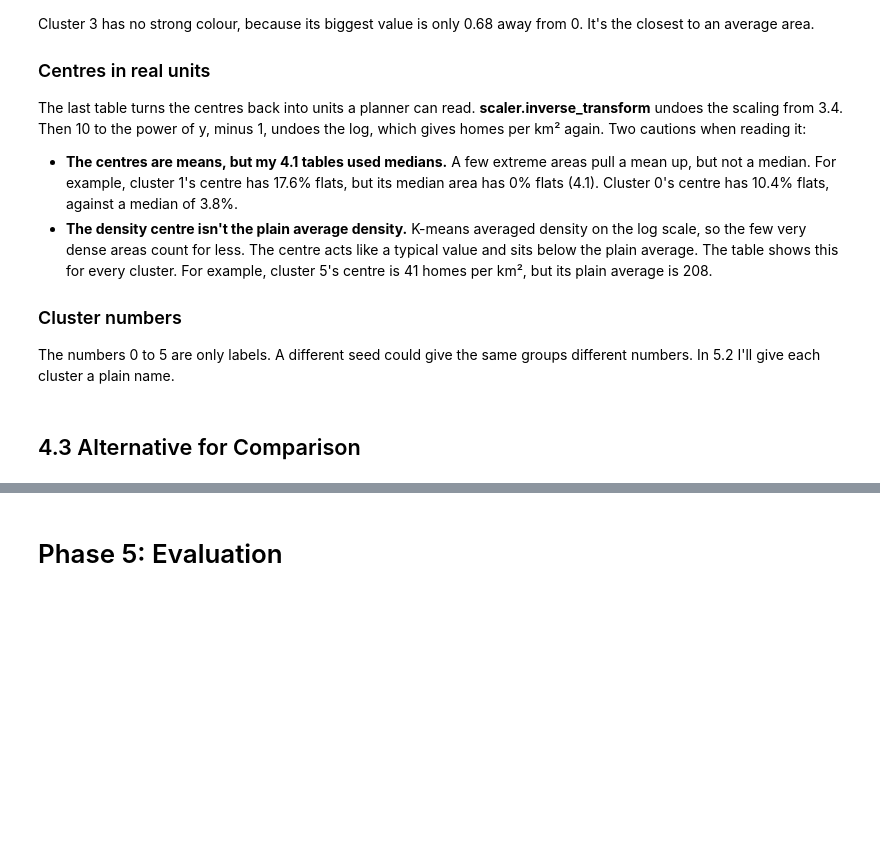
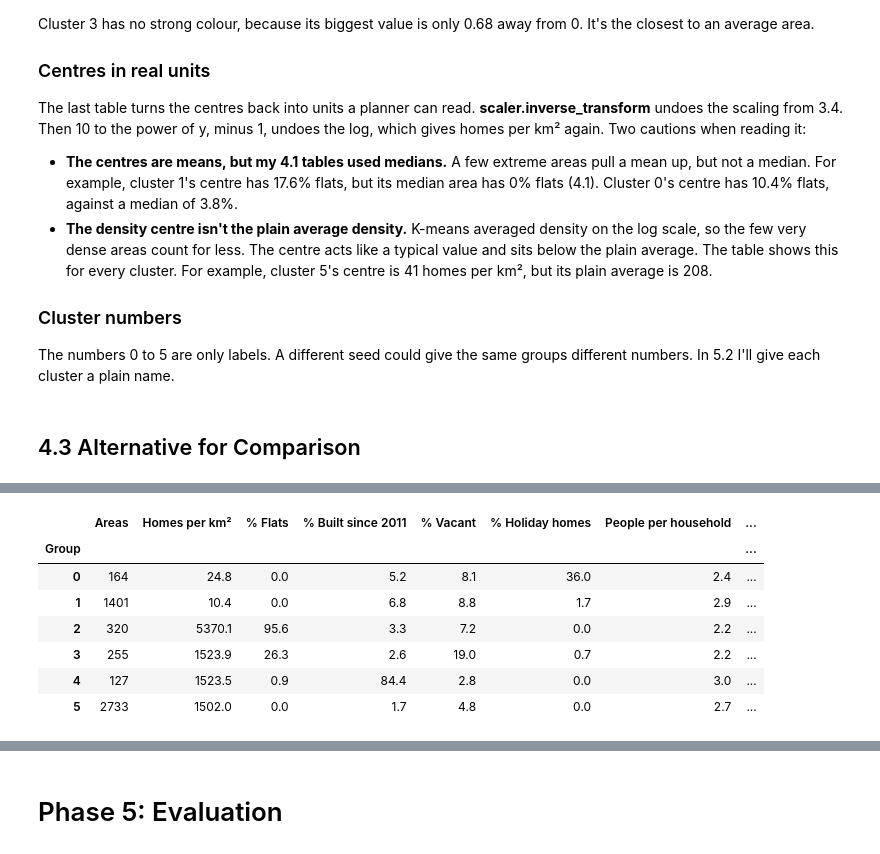
Before and after one commit to SwoopCodes/Data-Analytics_Irish-housing-density, a Jupyter notebook: notebooks/CA2_CRISP_DM_Notebook.ipynb, the cells around one changed output, grey strips where cells are left out. Drawn from its saved outputs; the diff is of its cells as text; code cells hidden in the pictures; blank space fills up the shorter version.

```diff
--- a/notebooks/CA2_CRISP_DM_Notebook.ipynb
+++ b/notebooks/CA2_CRISP_DM_Notebook.ipynb
@@ -1563,0 +1608,16 @@ The numbers 0 to 5 are only labels. A different seed could give the same groups
+# %%
+# Step 3: cut the tree into the same number of groups as k-means (labels 0 to 5)
+hier_labels = fcluster(Z, t=final_k, criterion="maxclust") - 1
+kmeans_labels = features_df.loc[X_sample.index, "Cluster"].values   # k-means groups, same rows
+
+# Compare the two methods on the SAME 5,000 areas
+comparison = pd.DataFrame({
+    "Silhouette": [silhouette_score(X_sample, kmeans_labels),
+                   silhouette_score(X_sample, hier_labels)],
+    "Smallest group (areas)": [np.bincount(kmeans_labels).min(), np.bincount(hier_labels).min()],
+    "Largest group (areas)": [np.bincount(kmeans_labels).max(), np.bincount(hier_labels).max()],
+}, index=["K-means", "Hierarchical (Ward)"]).round(3)
+display(comparison)
+
+print("Adjusted Rand Index (K-means vs hierarchical):", round(adjusted_rand_score(kmeans_labels, hier_labels), 3))
+pd.crosstab(kmeans_labels, hier_labels, rownames=["K-means"], colnames=["Hierarchical"])
@@ -1563,0 +1637,17 @@ The numbers 0 to 5 are only labels. A different seed could give the same groups
+# %%
+# Step 4: median values of each hierarchical group in real units (same columns as 4.1)
+look_cols = ["Homes per km²", "% Flats", "% Built since 2011", "% Vacant",
+             "% Holiday homes", "People per household", "% Renting", "% Public transport"]
+hier_group = pd.Series(hier_labels, index=X_sample.index, name="Group")
+hier_summary = features_df.loc[X_sample.index, look_cols].groupby(hier_group).median().round(1)
+hier_summary.insert(0, "Areas", hier_group.value_counts().sort_index())
+hier_summary
+# %% [output]
+|  | Areas | Homes per km² | % Flats | % Built since 2011 | % Vacant | % Holiday homes | People per household | ... |
+| Group |  |  |  |  |  |  |  | ... |
+| 0 | 164 | 24.8 | 0.0 | 5.2 | 8.1 | 36.0 | 2.4 | ... |
+| 1 | 1401 | 10.4 | 0.0 | 6.8 | 8.8 | 1.7 | 2.9 | ... |
+| 2 | 320 | 5370.1 | 95.6 | 3.3 | 7.2 | 0.0 | 2.2 | ... |
+| 3 | 255 | 1523.9 | 26.3 | 2.6 | 19.0 | 0.7 | 2.2 | ... |
+| 4 | 127 | 1523.5 | 0.9 | 84.4 | 2.8 | 0.0 | 3.0 | ... |
+| 5 | 2733 | 1502.0 | 0.0 | 1.7 | 4.8 | 0.0 | 2.7 | ... |
```
Also changed, not shown: parts of 4 cells of this notebook, 1 other file.
